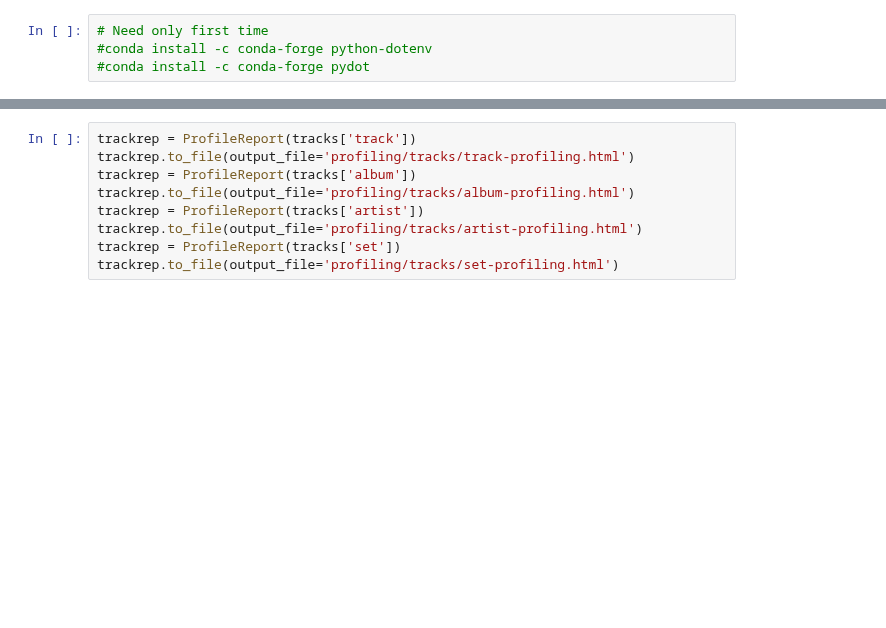
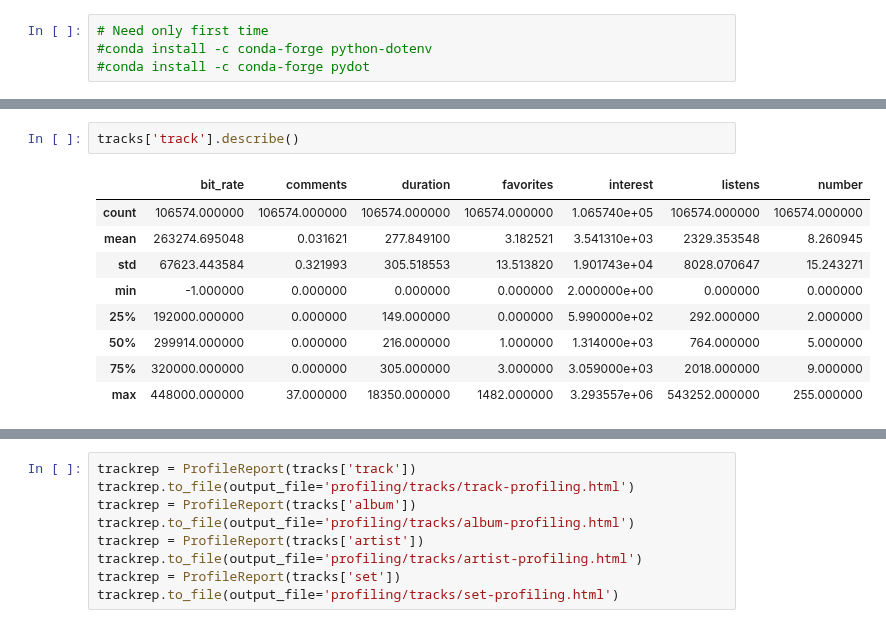
Before and after one commit to gaetanoantonicchio/DataMining-2, a Jupyter notebook: beta.ipynb, the cells around one changed output, grey strips where cells are left out. Cells and saved outputs as stored; diff of their text form; blank space fills up the shorter version.

```diff
--- a/beta.ipynb
+++ b/beta.ipynb
@@ -40,0 +127,12 @@ tracks.shape, genres.shape, features.shape, echonest.shape
+# %%
+tracks['track'].describe()
+# %% [output]
+|  | bit_rate | comments | duration | favorites | interest | listens | number |
+| count | 106574.000000 | 106574.000000 | 106574.000000 | 106574.000000 | 1.065740e+05 | 106574.000000 | 106574.000000 |
+| mean | 263274.695048 | 0.031621 | 277.849100 | 3.182521 | 3.541310e+03 | 2329.353548 | 8.260945 |
+| std | 67623.443584 | 0.321993 | 305.518553 | 13.513820 | 1.901743e+04 | 8028.070647 | 15.243271 |
+| min | -1.000000 | 0.000000 | 0.000000 | 0.000000 | 2.000000e+00 | 0.000000 | 0.000000 |
+| 25% | 192000.000000 | 0.000000 | 149.000000 | 0.000000 | 5.990000e+02 | 292.000000 | 2.000000 |
+| 50% | 299914.000000 | 0.000000 | 216.000000 | 1.000000 | 1.314000e+03 | 764.000000 | 5.000000 |
+| 75% | 320000.000000 | 0.000000 | 305.000000 | 3.000000 | 3.059000e+03 | 2018.000000 | 9.000000 |
+| max | 448000.000000 | 37.000000 | 18350.000000 | 1482.000000 | 3.293557e+06 | 543252.000000 | 255.000000 |
```
Also changed, not shown: parts of 28 cells of this notebook.
